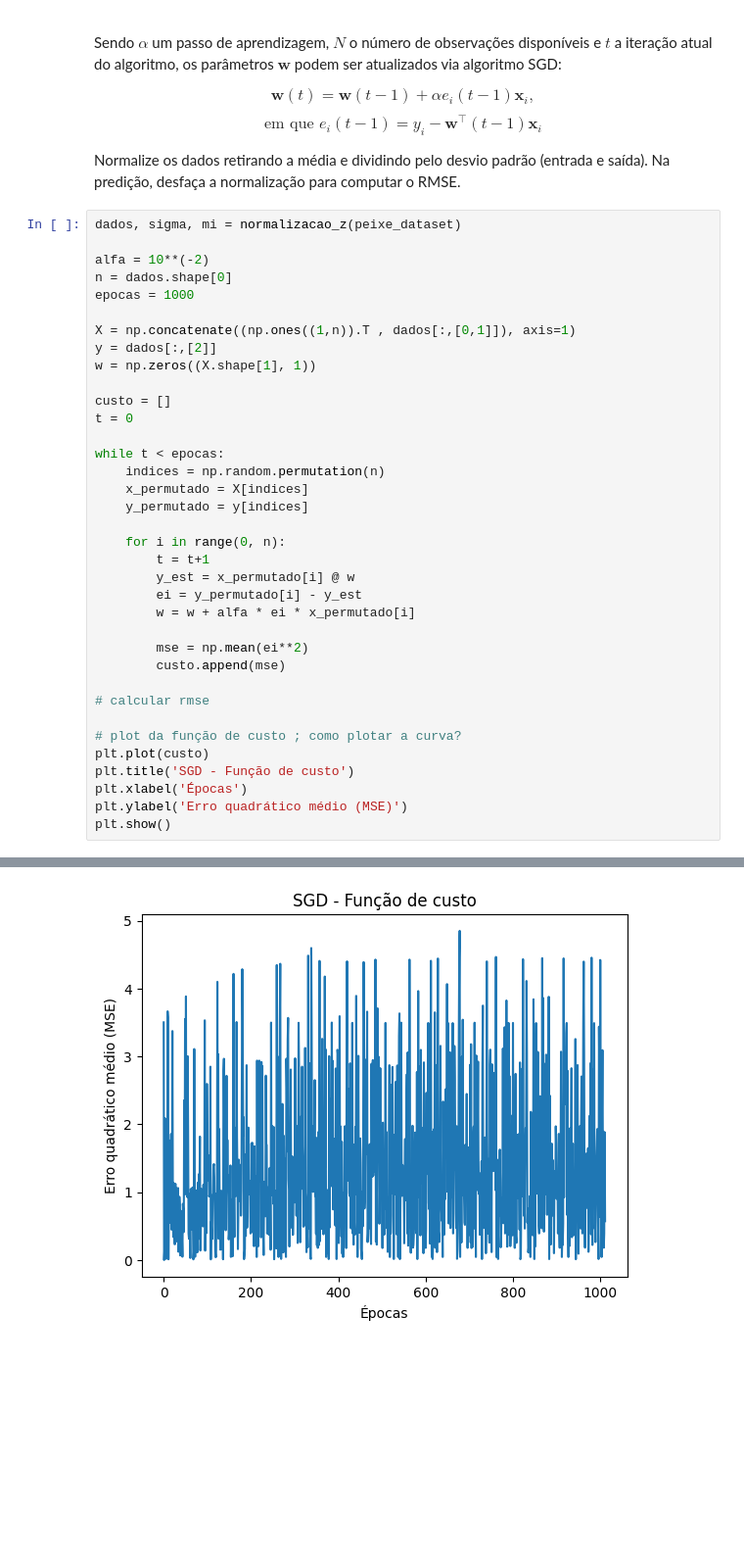
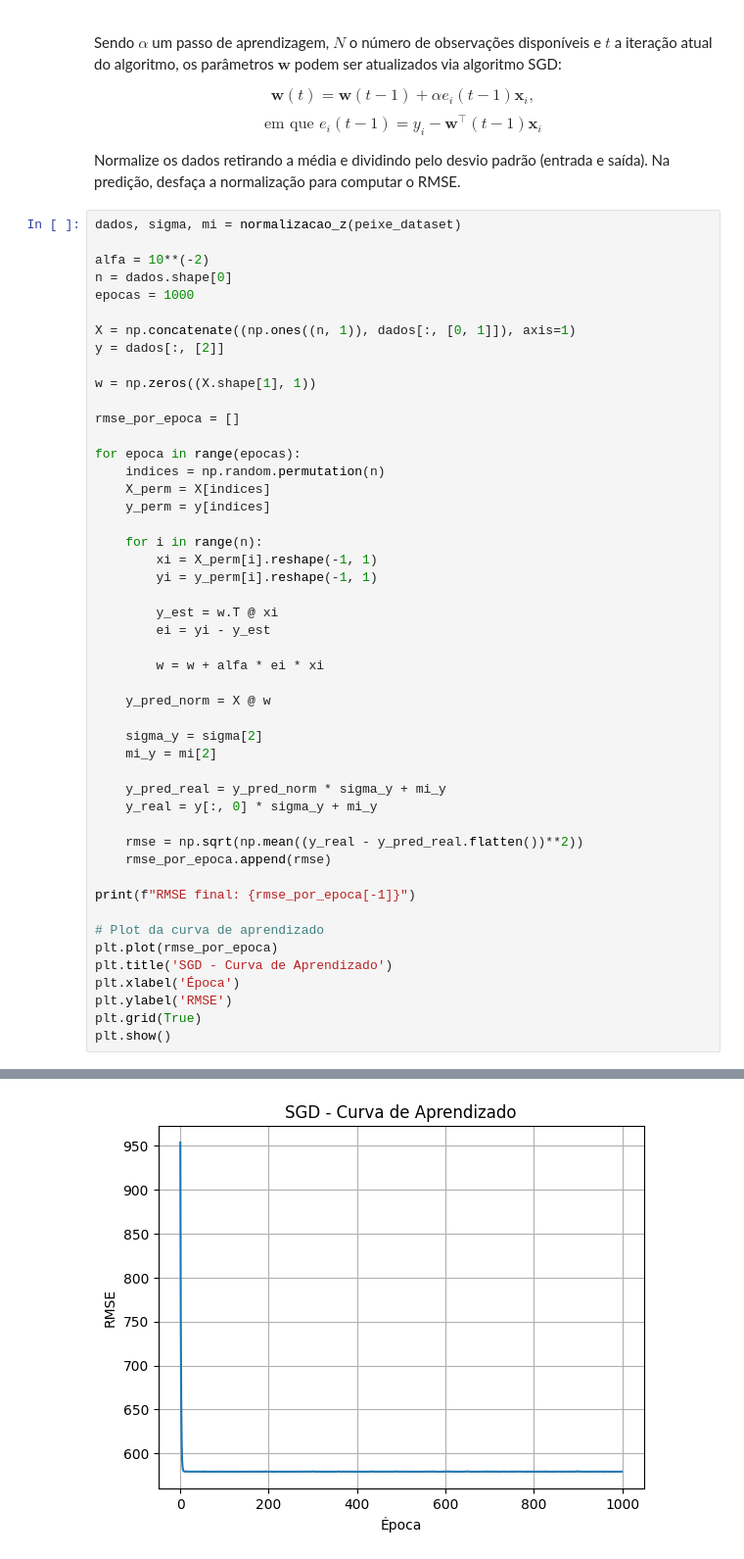
Before and after one commit to lulidsnn/aprendizagem_maquina, a Jupyter notebook: 01_AulaNumpy/AulaNumpy_alunos.ipynb, the cells around one changed output, grey strips where cells are left out. Shown at 98% size. Drawn from its saved outputs; the diff is of its cells as text; blank space fills up the shorter version.

```diff
--- a/01_AulaNumpy/AulaNumpy_alunos.ipynb
+++ b/01_AulaNumpy/AulaNumpy_alunos.ipynb
@@ -687,33 +687,45 @@ alfa = 10**(-2)
 n = dados.shape[0]
 epocas = 1000
 
-X = np.concatenate((np.ones((1,n)).T , dados[:,[0,1]]), axis=1)
-y = dados[:,[2]]
+X = np.concatenate((np.ones((n, 1)), dados[:, [0, 1]]), axis=1)
+y = dados[:, [2]]
+
 w = np.zeros((X.shape[1], 1))
 
-custo = []
-t = 0
+rmse_por_epoca = []
 
-while t < epocas:
+for epoca in range(epocas):
     indices = np.random.permutation(n)
-    x_permutado = X[indices]
-    y_permutado = y[indices]
+    X_perm = X[indices]
+    y_perm = y[indices]
 
-    for i in range(0, n):
-        t = t+1
-        y_est = x_permutado[i] @ w
-        ei = y_permutado[i] - y_est
-        w = w + alfa * ei * x_permutado[i]
+    for i in range(n):
+        xi = X_perm[i].reshape(-1, 1)
+        yi = y_perm[i].reshape(-1, 1)
 
-        mse = np.mean(ei**2)
-        custo.append(mse)
+        y_est = w.T @ xi
+        ei = yi - y_est
 
-# calcular rmse
+        w = w + alfa * ei * xi
 
-# plot da função de custo ; como plotar a curva?
-plt.plot(custo)
-plt.title('SGD - Função de custo')
-plt.xlabel('Épocas')
-plt.ylabel('Erro quadrático médio (MSE)')
+    y_pred_norm = X @ w
+
+    sigma_y = sigma[2]
+    mi_y = mi[2]
+
+    y_pred_real = y_pred_norm * sigma_y + mi_y
+    y_real = y[:, 0] * sigma_y + mi_y
+
+    rmse = np.sqrt(np.mean((y_real - y_pred_real.flatten())**2))
+    rmse_por_epoca.append(rmse)
+
+print(f"RMSE final: {rmse_por_epoca[-1]}")
+
+# Plot da curva de aprendizado
+plt.plot(rmse_por_epoca)
+plt.title('SGD - Curva de Aprendizado')
+plt.xlabel('Época')
+plt.ylabel('RMSE')
+plt.grid(True)
 plt.show()
 # %% [output]
@@ -720 +733 @@ plt.show()
-[figure, old version]
+[figure, new version]
```
Also changed, not shown: parts of 2 cells of this notebook, 1 other file.
